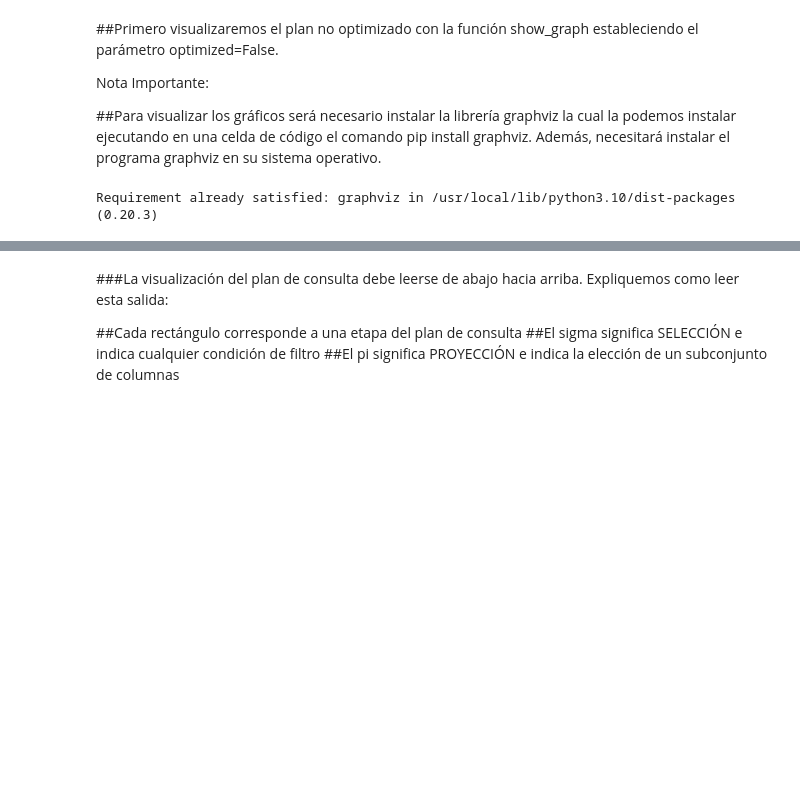
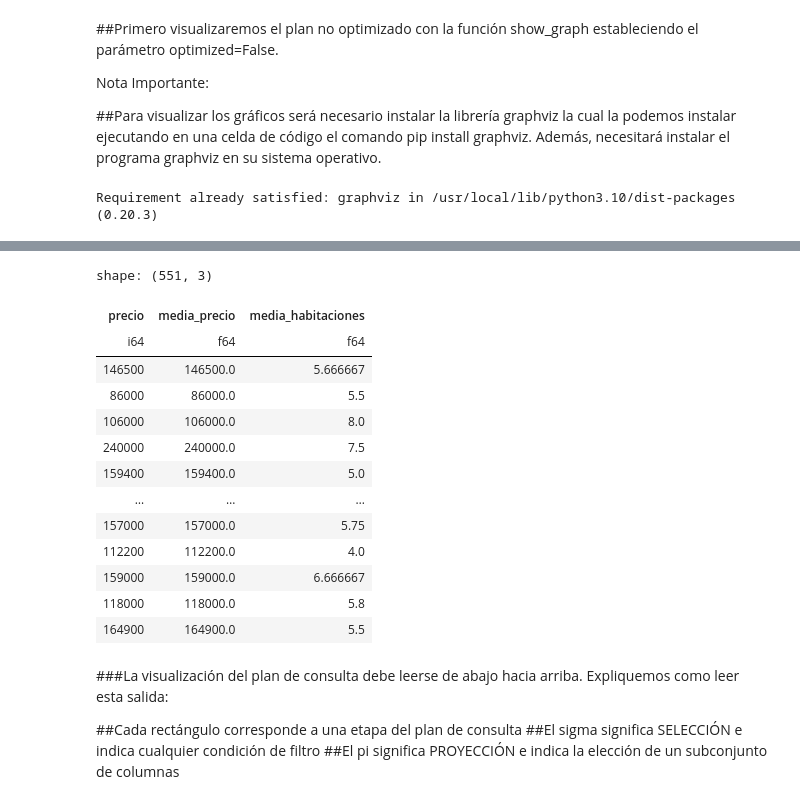
Before and after one commit to Viny2030/colabs, a Jupyter notebook: Lazy_Frames.ipynb, the cells around one changed output, grey strips where cells are left out. Saved outputs shown, nothing was run; the diff lists cells and outputs as text; code cells hidden in the pictures; blank space fills up the shorter version.

```diff
--- a/Lazy_Frames.ipynb
+++ b/Lazy_Frames.ipynb
@@ -405,6 +450,26 @@ query.show_graph(optimized=False)
 result = query.collect()
 # %% [output]
 [drawing not drawn]
+# %%
+# then if you want a pandas DataFrame use collect()
+result = query.collect()
+# %%
+result
+# %% [output]
+shape: (551, 3)
+| precio | media_precio | media_habitaciones |
+| i64 | f64 | f64 |
+| 146500 | 146500.0 | 5.666667 |
+| 86000 | 86000.0 | 5.5 |
+| 106000 | 106000.0 | 8.0 |
+| 240000 | 240000.0 | 7.5 |
+| 159400 | 159400.0 | 5.0 |
+| … | … | … |
+| 157000 | 157000.0 | 5.75 |
+| 112200 | 112200.0 | 4.0 |
+| 159000 | 159000.0 | 6.666667 |
+| 118000 | 118000.0 | 5.8 |
+| 164900 | 164900.0 | 5.5 |
 # %% [markdown]
 ###La visualización del plan de consulta debe leerse de abajo hacia arriba. Expliquemos como leer esta salida:
 
```
Also changed, not shown: parts of 111 cells of this notebook.
